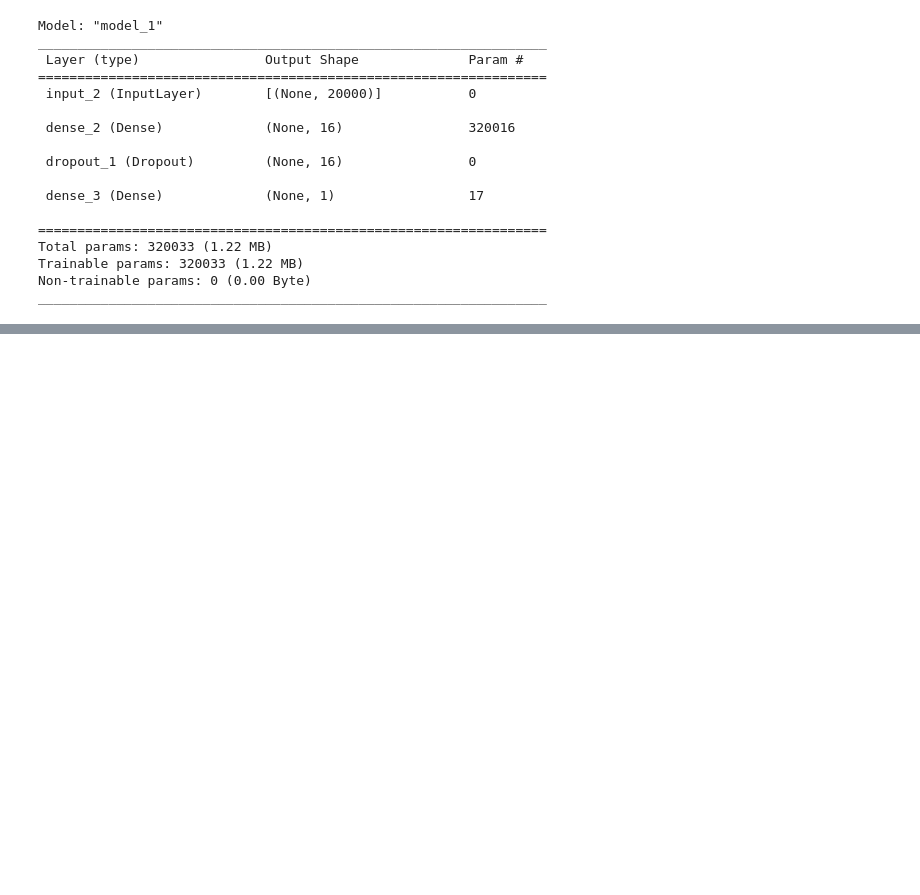
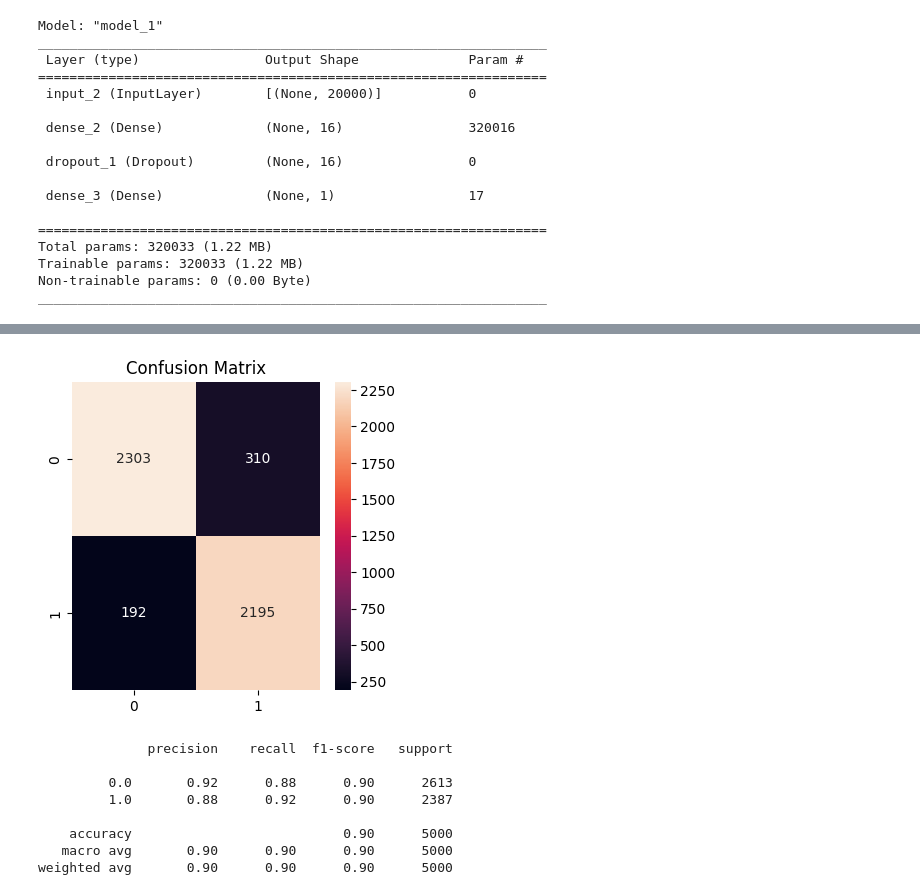
Before and after one commit to alexismenanieves/TensorFlow_Basics, a Jupyter notebook: notebooks/01_IMDB_Sentiment_Analysis.ipynb, the cells around one changed output, grey strips where cells are left out. Saved outputs shown, nothing was run; the diff lists cells and outputs as text; code cells hidden in the pictures; blank space fills up the shorter version.

```diff
--- a/notebooks/01_IMDB_Sentiment_Analysis.ipynb
+++ b/notebooks/01_IMDB_Sentiment_Analysis.ipynb
@@ -666,0 +798,20 @@ label: 0, Never mind the serious logic gaps, never mind the achingly cliche char
+# %%
+# 3.22 Expand the tf datasets applying vectorization
+binary_lstm_embedding_train_ds = train.map(
+    lambda x,y: (vectorize_text(x['text']), y),
+    num_parallel_calls=4)
+
+binary_lstm_embedding_val_ds = val.map(
+    lambda x,y: (vectorize_text(x['text']), y),
+    num_parallel_calls=4)
+
+binary_lstm_embedding_test_ds = test.map(
+    lambda x,y: (vectorize_text(x['text']), y),
+    num_parallel_calls=4)
+
+for inputs, targets in binary_lstm_train_ds:
+    print('Inputs.shape', inputs.shape)
+    print('Targets.shape', targets.shape)
+    print('Inputs[0]', inputs[0])
+    print('Targets[0]', targets[0])
+    break
@@ -666,0 +908,7 @@ label: 0, Never mind the serious logic gaps, never mind the achingly cliche char
+# %%
+# 3.25 Evaluate the model on the test dataset
+model = keras.models.load_model('checkpoints/01_model_binary_lstm_embedding.keras')
+print(f'Test accuracy overall: {model.evaluate(binary_lstm_embedding_test_ds)[1]:.3f}')
+y_pred = model.predict(binary_lstm_embedding_test_ds).round()
+plot_confusion_matrix(y_pred=y_pred, y_true=df_test.label)
+# %% [output]
@@ -666,0 +918,9 @@ label: 0, Never mind the serious logic gaps, never mind the achingly cliche char
+[figure, added]
+              precision    recall  f1-score   support
+
+         0.0       0.92      0.88      0.90      2613
+         1.0       0.88      0.92      0.90      2387
+
+    accuracy                           0.90      5000
+   macro avg       0.90      0.90      0.90      5000
+weighted avg       0.90      0.90      0.90      5000
```
Also changed, not shown: parts of 21 cells of this notebook.
